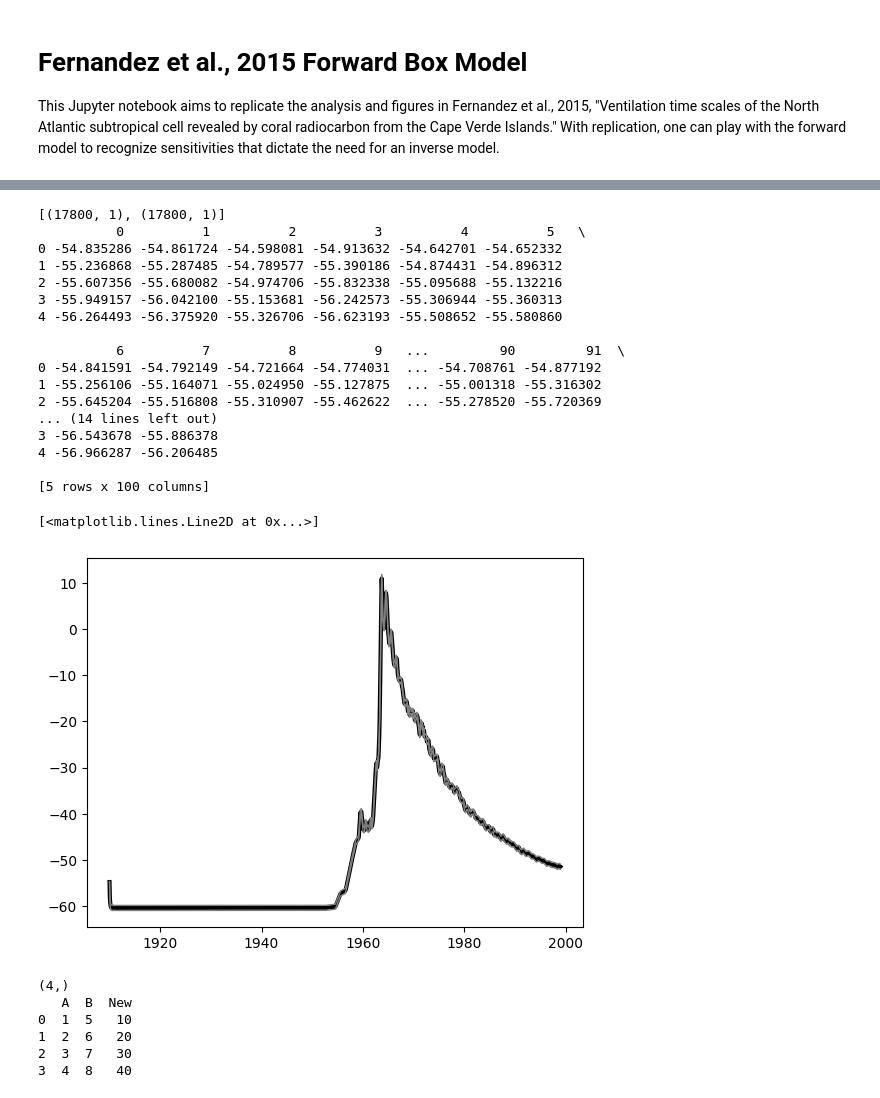
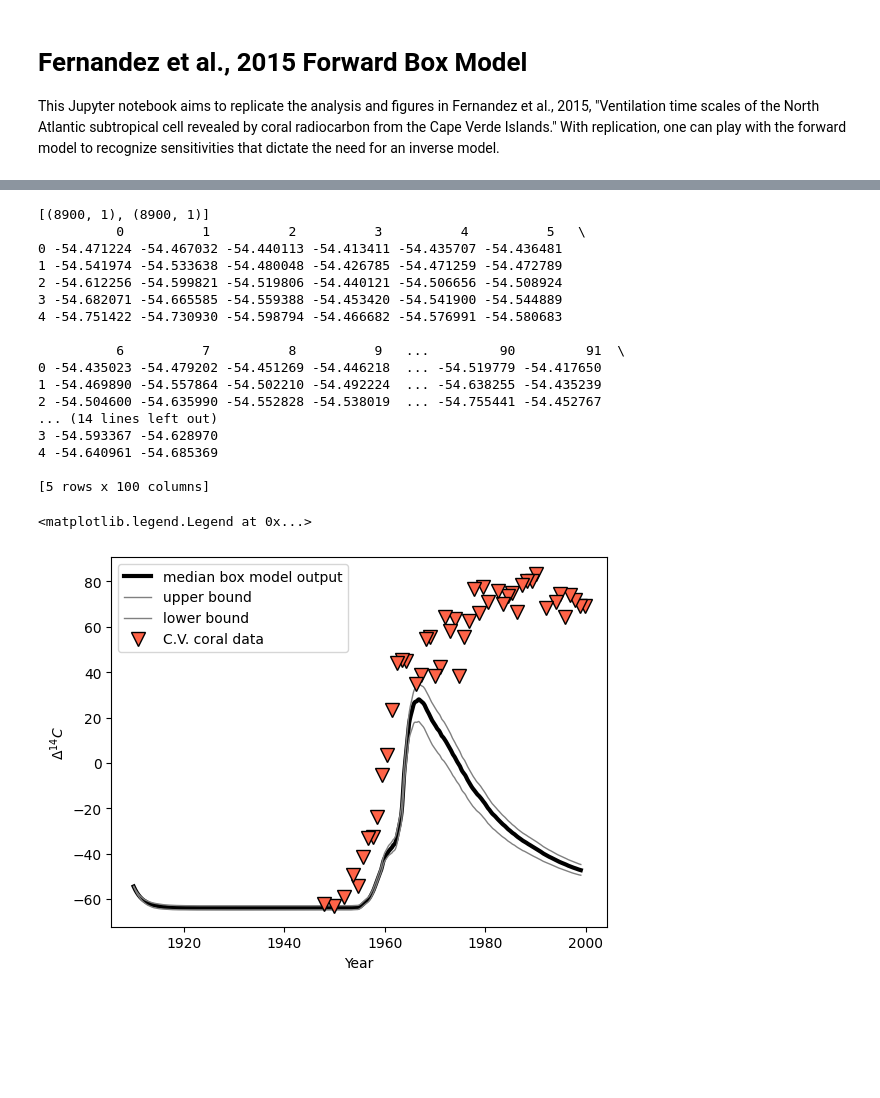
Before and after one commit to DirtBurner/GeoChem_Class, a Jupyter notebook: Fernandez_box.ipynb, the cells around one changed output, grey strips where cells are left out. Saved outputs shown, nothing was run; the diff lists cells and outputs as text; code cells hidden in the pictures; blank space fills up the shorter version.

Commit message:
Update Fernandez Box Model notebook.

```diff
--- a/Fernandez_box.ipynb
+++ b/Fernandez_box.ipynb
@@ -40,16 +40,17 @@ def Trend_Final(A, S):
     #piston velocity
     V_p = wind*0.9995 - 3.47
 
-    k1 = (V_p*pCO2*365)/mixed_layer*TCO2    #mass of mixed layer dissolved CO2
+    #k1 = (V_p*pCO2*365)/mixed_layer*TCO2    #mass of mixed layer dissolved CO2
+    k1 = 0.0661                             #per year, From Goodkin et al., 2012
     #print('k1 = ', k1)
     k2 = k1/0.983
 
     #Radiocarbon and mixing parameters:
     lamda = 1/8267
 
-
-    ratio = 0.5
-    multiplier = 10
+    #Controls for variability of the subtropical and underwater fluxes:
+    ratio = 0.4
+    multiplier = 2
     ratio_U = np.random.normal(ratio*multiplier, ratio/4*multiplier)
     ratio_S = np.random.normal(ratio, ratio/4)
 
@@ -63,7 +64,7 @@ def Trend_Final(A, S):
     C_0 = -54.4     #Fernandez's dissertation, Cape Verde coral, surface waters
     #Initial value for upwelling water mass:
     #U = (0.92285-1)*1000
-    U = -77.3       #Ndeye, 2008, mollusk from Mauritania-Senegal coastal waters
+    U = -77.3       #Ndeye, 2008, mollusk from Mauritania-Senegal coastal waters (CONSTANT)
     Su = -40.1       #Goodkin et al., 2012, Bermuda coral
 
     #Water mass renewal rates:
@@ -73,8 +74,9 @@ def Trend_Final(A, S):
     K_A = k2
     #K_U = 1.5*ratio_U
     #K_S = 1.5*ratio_S
-    K_U = (k1*(C_0) - k2)/(U-2*C_0+Su)
-    K_S = K_U                               #Initial assumption to solve for both K_U and K_S as equals in steady state equation.
+    K_U = (k1*(C_0) - k2)/(U-2*C_0+Su)*ratio_U
+    #print('K_U = K_S = ', K_U)
+    K_S = K_U*ratio_S                               #Initial assumption to solve for both K_U and K_S as equals in steady state equation.
 
     #Perturb the S record with given analytical uncertainties:
     pert_list = []
@@ -143,7 +146,7 @@ ax[1].plot(C_dat['year'], C_dat['D14C'], marker='o', mfc='none', mec='k')
 # %%
 col_list = []
 for j in np.arange(100):
-    x, Ct = Trend_Final()
+    x, Ct = Trend_Final(A, S)
     #print(Ct)
     col_list.append(Ct)
 # %%
@@ -154,50 +157,37 @@ output_df = pd.DataFrame(np.concatenate(col_list, axis=1))
 
 print(output_df.head())
 # %% [output]
-[(17800, 1), (17800, 1)]
+[(8900, 1), (8900, 1)]
           0          1          2          3          4          5   \
-0 -54.835286 -54.861724 -54.598081 -54.913632 -54.642701 -54.652332
-1 -55.236868 -55.287485 -54.789577 -55.390186 -54.874431 -54.896312
-2 -55.607356 -55.680082 -54.974706 -55.832338 -55.095688 -55.132216
-3 -55.949157 -56.042100 -55.153681 -56.242573 -55.306944 -55.360313
-4 -56.264493 -56.375920 -55.326706 -56.623193 -55.508652 -55.580860
+0 -54.471224 -54.467032 -54.440113 -54.413411 -54.435707 -54.436481
+1 -54.541974 -54.533638 -54.480048 -54.426785 -54.471259 -54.472789
+2 -54.612256 -54.599821 -54.519806 -54.440121 -54.506656 -54.508924
+3 -54.682071 -54.665585 -54.559388 -54.453420 -54.541900 -54.544889
+4 -54.751422 -54.730930 -54.598794 -54.466682 -54.576991 -54.580683
 
           6          7          8          9   ...         90         91  \
-0 -54.841591 -54.792149 -54.721664 -54.774031  ... -54.708761 -54.877192
-1 -55.256106 -55.164071 -55.024950 -55.127875  ... -55.001318 -55.316302
-2 -55.645204 -55.516808 -55.310907 -55.462622  ... -55.278520 -55.720369
+0 -54.435023 -54.479202 -54.451269 -54.446218  ... -54.519779 -54.417650
+1 -54.469890 -54.557864 -54.502210 -54.492224  ... -54.638255 -54.435239
+2 -54.504600 -54.635990 -54.552828 -54.538019  ... -54.755441 -54.452767
 ... (14 lines left out)
-3 -56.543678 -55.886378
-4 -56.966287 -56.206485
+3 -54.593367 -54.628970
+4 -54.640961 -54.685369
 
 [5 rows x 100 columns]
 # %%
 #Calculate percentiles:
 med = output_df.quantile(q=0.5, axis=1)     #median (50%)
 plus = output_df.quantile(q=0.68, axis=1)   #median plus one standard deviation
 minus = output_df.quantile(q=0.32, axis=1)  #median minus one standard deviation
 
 #Plot the results:
 fig, ax = plt.subplots(nrows=1, ncols=1)
-ax.plot(x, med, 'k', linewidth=3)
-ax.plot(x, plus, color='grey', linewidth=1)
-ax.plot(x, minus, color='grey', linewidth=1)
+ax.plot(x, med, 'k', linewidth=3, label='median box model output')
+ax.plot(x, plus, color='grey', linewidth=1, label='upper bound')
+ax.plot(x, minus, color='grey', linewidth=1, label='lower bound')
+ax.plot(C_dat['year'], C_dat['D14C'], marker='v', mec='k', mfc='tomato', linestyle='', markersize=10, label='C.V. coral data')
+ax.set(xlabel='Year', ylabel='$\Delta^{14}C$')
+ax.legend()
 # %% [output]
-[<matplotlib.lines.Line2D at 0x...>]
+<matplotlib.legend.Legend at 0x...>
-[figure, old version]
+[figure, new version]
-# %%
-data = {'A':[1,2,3,4], 'B':[5,6,7,8]}
-df = pd.DataFrame(data)
-
-new_column_data = np.array([10,20,30,40])
-print(new_column_data.shape)
-
-df['New'] = new_column_data
-print(df)
-# %% [output]
-(4,)
-   A  B  New
-0  1  5   10
-1  2  6   20
-2  3  7   30
-3  4  8   40
```
Also changed, not shown: parts of 1 cell of this notebook.
